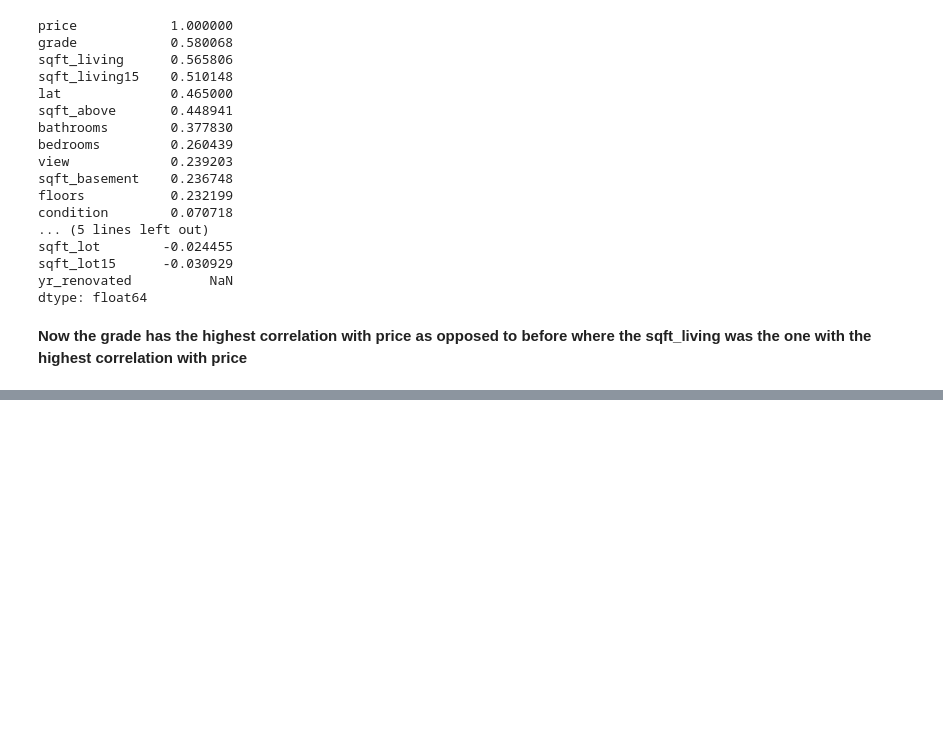
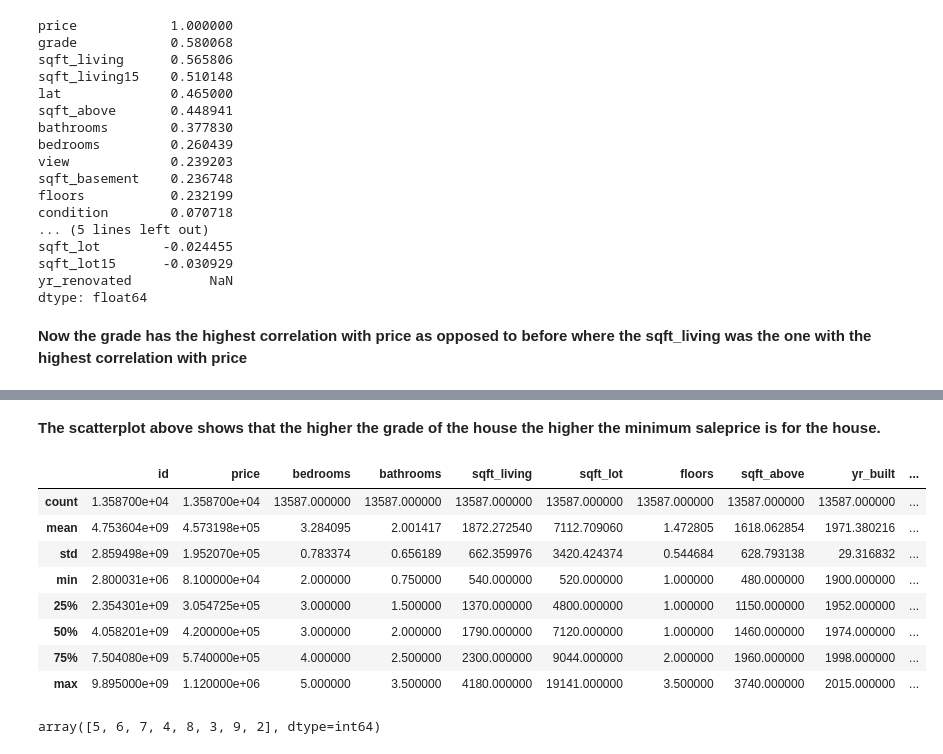
Before and after one commit to DennisWainaina/Megamax-Real-Estate-House-Project, a Jupyter notebook: index.ipynb, the cells around one changed output, grey strips where cells are left out. Cells and saved outputs as stored; diff of their text form; code cells hidden in the pictures; blank space fills up the shorter version.

```diff
--- a/index.ipynb
+++ b/index.ipynb
@@ -772,0 +783,18 @@ dtype: float64
+# %% [markdown]
+**The scatterplot above shows that the higher the grade of the house the higher the minimum saleprice is for the house.**
+# %%
+combined_df.describe()
+# %% [output]
+|  | id | price | bedrooms | bathrooms | sqft_living | sqft_lot | floors | sqft_above | yr_built | ... |
+| count | 1.358700e+04 | 1.358700e+04 | 13587.000000 | 13587.000000 | 13587.000000 | 13587.000000 | 13587.000000 | 13587.000000 | 13587.000000 | ... |
+| mean | 4.753604e+09 | 4.573198e+05 | 3.284095 | 2.001417 | 1872.272540 | 7112.709060 | 1.472805 | 1618.062854 | 1971.380216 | ... |
+| std | 2.859498e+09 | 1.952070e+05 | 0.783374 | 0.656189 | 662.359976 | 3420.424374 | 0.544684 | 628.793138 | 29.316832 | ... |
+| min | 2.800031e+06 | 8.100000e+04 | 2.000000 | 0.750000 | 540.000000 | 520.000000 | 1.000000 | 480.000000 | 1900.000000 | ... |
+| 25% | 2.354301e+09 | 3.054725e+05 | 3.000000 | 1.500000 | 1370.000000 | 4800.000000 | 1.000000 | 1150.000000 | 1952.000000 | ... |
+| 50% | 4.058201e+09 | 4.200000e+05 | 3.000000 | 2.000000 | 1790.000000 | 7120.000000 | 1.000000 | 1460.000000 | 1974.000000 | ... |
+| 75% | 7.504080e+09 | 5.740000e+05 | 4.000000 | 2.500000 | 2300.000000 | 9044.000000 | 2.000000 | 1960.000000 | 1998.000000 | ... |
+| max | 9.895000e+09 | 1.120000e+06 | 5.000000 | 3.500000 | 4180.000000 | 19141.000000 | 3.500000 | 3740.000000 | 2015.000000 | ... |
+# %%
+combined_df.grade.unique()
+# %% [output]
+array([5, 6, 7, 4, 8, 3, 9, 2], dtype=int64)
```
Also changed, not shown: parts of 2 cells of this notebook.
